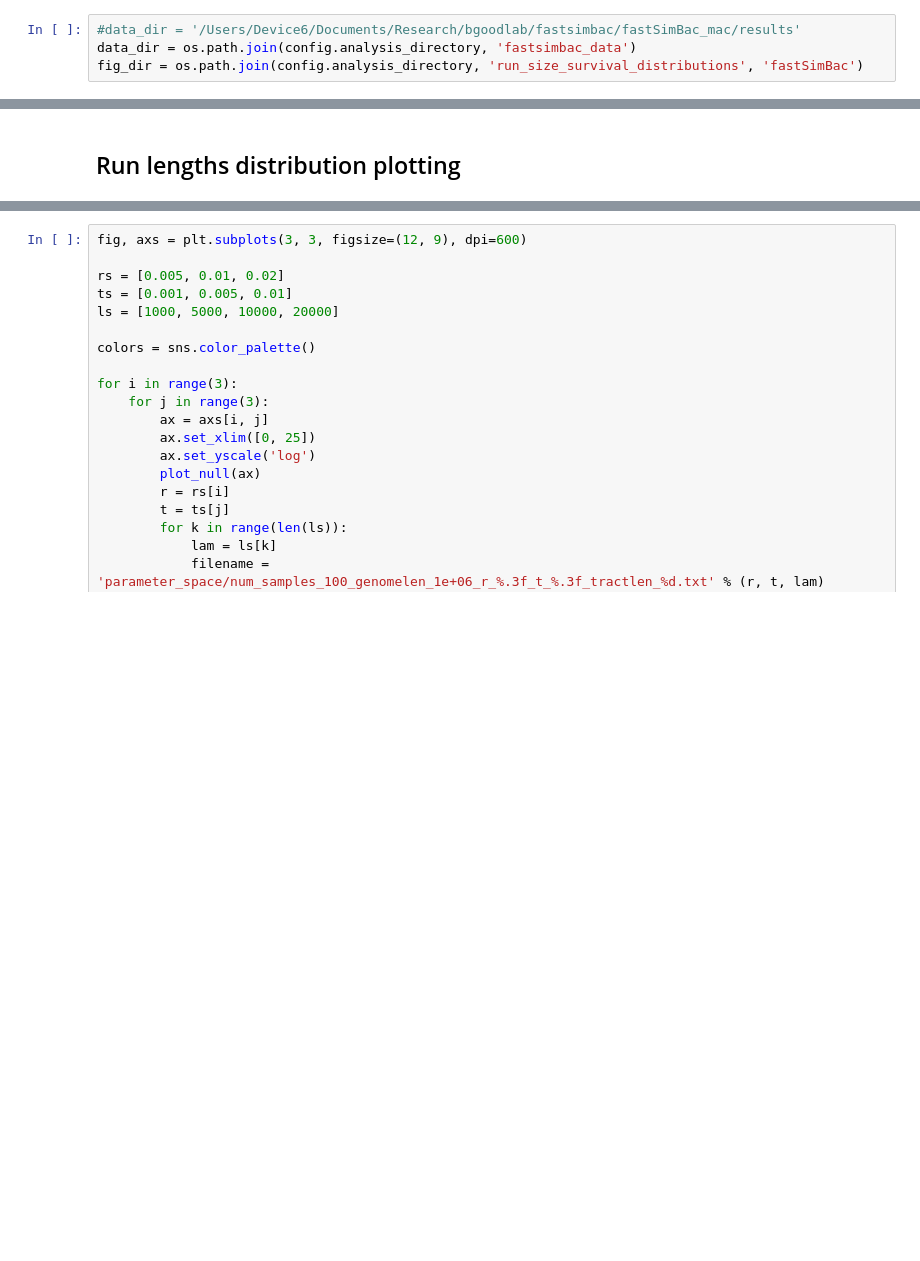
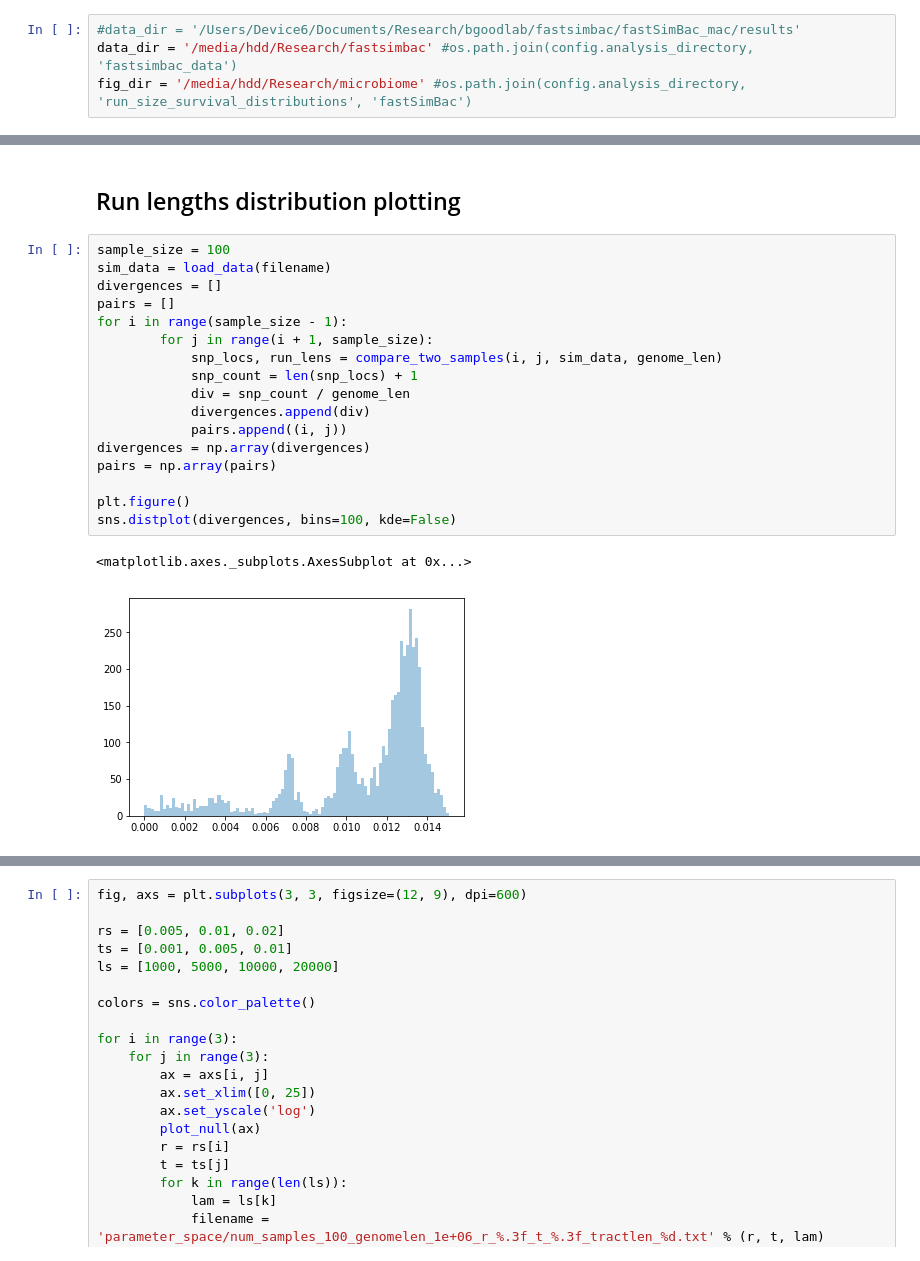
Before and after one commit to zhiru-liu/microbiome_evolution, a Jupyter notebook: jupyter_scripts/fastsimbac_postprocessing.ipynb, the cells around one changed output, grey strips where cells are left out. Saved outputs shown, nothing was run; the diff lists cells and outputs as text; blank space fills up the shorter version.

```diff
--- a/jupyter_scripts/fastsimbac_postprocessing.ipynb
+++ b/jupyter_scripts/fastsimbac_postprocessing.ipynb
@@ -10,7 +12,7 @@ import networkx as nx
 # %%
 #data_dir = '/Users/Device6/Documents/Research/bgoodlab/fastsimbac/fastSimBac_mac/results'
-data_dir = os.path.join(config.analysis_directory, 'fastsimbac_data')
-fig_dir = os.path.join(config.analysis_directory, 'run_size_survival_distributions', 'fastSimBac')
+data_dir = '/media/hdd/Research/fastsimbac' #os.path.join(config.analysis_directory, 'fastsimbac_data')
+fig_dir = '/media/hdd/Research/microbiome' #os.path.join(config.analysis_directory, 'run_size_survival_distributions', 'fastSimBac')
 # %%
 def load_data(filename):
     f = open(os.path.join(data_dir, filename), 'r')
@@ -69,4 +74,24 @@ def plot_one_simulation(ax, filename, genome_len=1e6, num_curves=500, color='b',
     return np.array(divergences)
 # %% [markdown]
 ## Run lengths distribution plotting
+# %%
+sample_size = 100
+sim_data = load_data(filename)
+divergences = []
+pairs = []
+for i in range(sample_size - 1):
+        for j in range(i + 1, sample_size):
+            snp_locs, run_lens = compare_two_samples(i, j, sim_data, genome_len)
+            snp_count = len(snp_locs) + 1
+            div = snp_count / genome_len
+            divergences.append(div)
+            pairs.append((i, j))
+divergences = np.array(divergences)
+pairs = np.array(pairs)
+
+plt.figure()
+sns.distplot(divergences, bins=100, kde=False)
+# %% [output]
+<matplotlib.axes._subplots.AxesSubplot at 0x...>
+[figure, added]
 # %%
```
Also changed, not shown: parts of 11 cells of this notebook.
